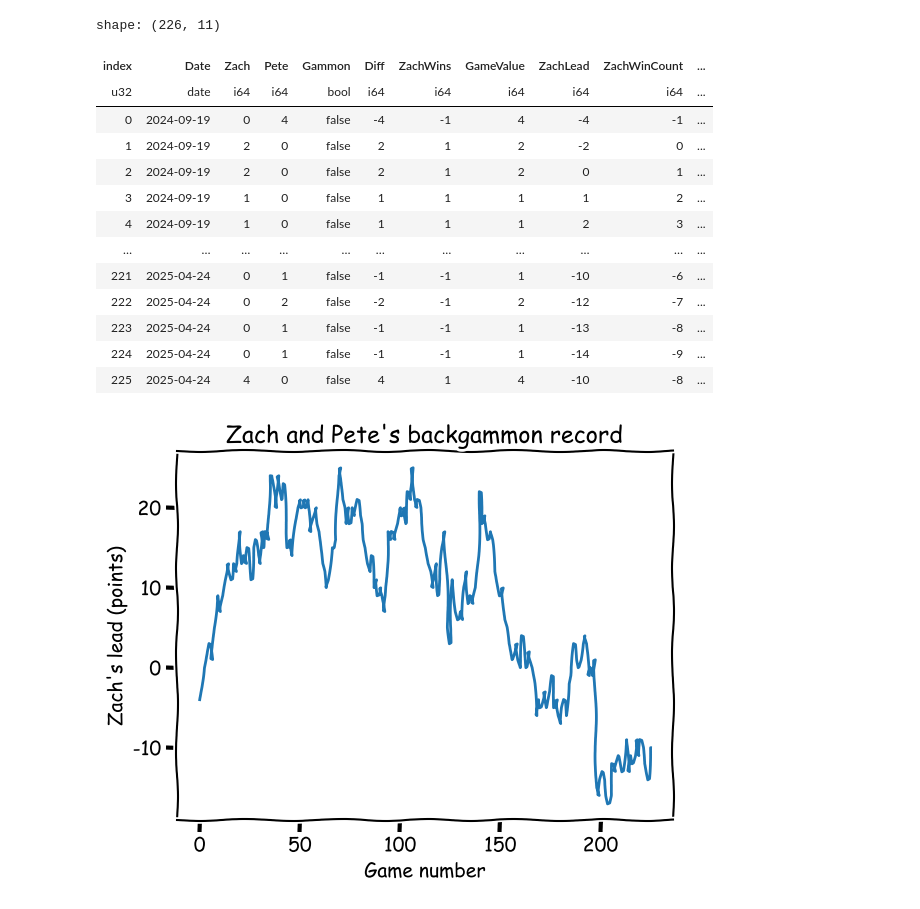
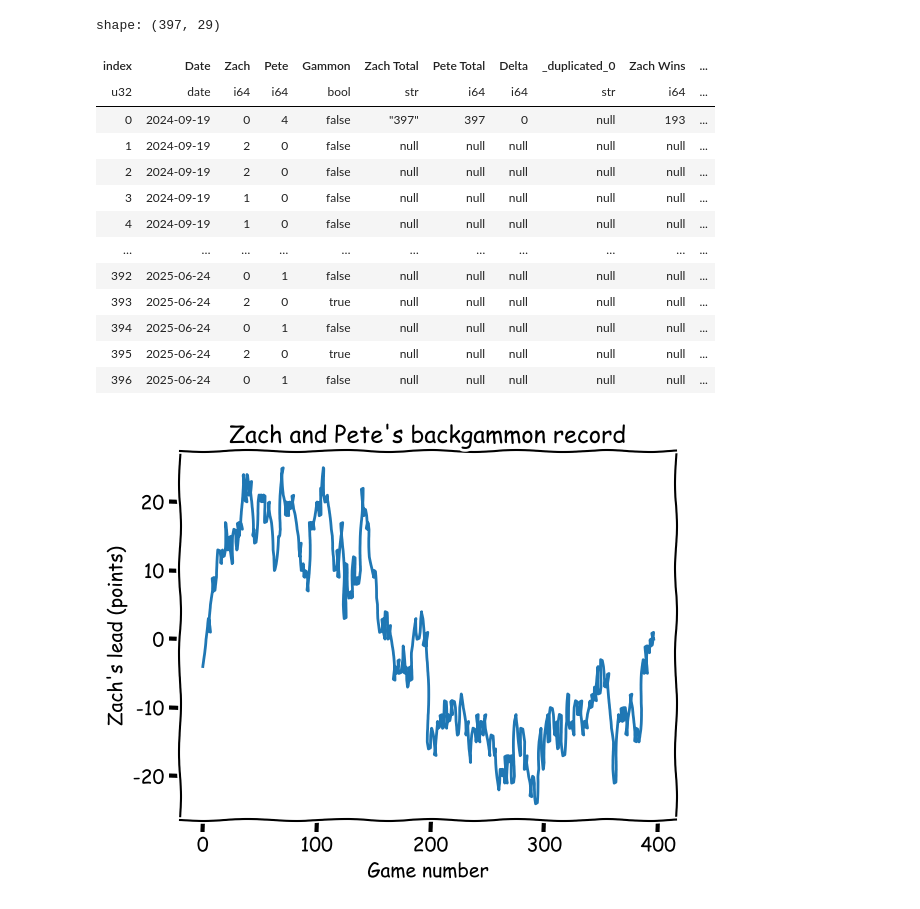
Before and after one commit to gadomski/backgammon-stats, a Jupyter notebook: stats.ipynb, the cells around one changed output. Cells and saved outputs as stored; diff of their text form; code cells hidden in the pictures.

```diff
--- a/stats.ipynb
+++ b/stats.ipynb
@@ -4,32 +4,32 @@ logging.getLogger('matplotlib.font_manager').disabled = True
 # %%
 import polars
 
 def win_function(score: int) -> int:
     if score > 0:
         return 1
     else:
         return -1
 
-data_frame = polars.read_csv("data/zach-pete.csv", has_header=True, new_columns=["Date", "Zach", "Pete", "Gammon"], try_parse_dates=True).drop("224")
+data_frame = polars.read_csv("data/zach-pete.csv", has_header=True, new_columns=["Date", "Zach", "Pete", "Gammon"], try_parse_dates=True)
 data_frame = data_frame.with_columns(Zach=polars.col("Zach").fill_null(0), Pete=polars.col("Pete").fill_null(0), Gammon=polars.col("Gammon").fill_null(False).is_in(("gammon", "Gammon")))
 data_frame = data_frame.with_columns(Diff=polars.col("Zach") - polars.col("Pete"), ZachWins=polars.col("Zach").map_elements(win_function, return_dtype=int), GameValue=polars.col("Zach") + polars.col("Pete"))
 data_frame = data_frame.with_columns(ZachLead=polars.col("Diff").cum_sum(), ZachWinCount=polars.col("ZachWins").cum_sum(), MeanGameValue=polars.col("GameValue").rolling_mean(window_size=10)).with_row_index()
 data_frame
 # %% [output]
-shape: (226, 11)
+shape: (397, 29)
-| index | Date | Zach | Pete | Gammon | Diff | ZachWins | GameValue | ZachLead | ZachWinCount | ... |
-| u32 | date | i64 | i64 | bool | i64 | i64 | i64 | i64 | i64 | ... |
-| 0 | 2024-09-19 | 0 | 4 | false | -4 | -1 | 4 | -4 | -1 | ... |
-| 1 | 2024-09-19 | 2 | 0 | false | 2 | 1 | 2 | -2 | 0 | ... |
-| 2 | 2024-09-19 | 2 | 0 | false | 2 | 1 | 2 | 0 | 1 | ... |
-| 3 | 2024-09-19 | 1 | 0 | false | 1 | 1 | 1 | 1 | 2 | ... |
-| 4 | 2024-09-19 | 1 | 0 | false | 1 | 1 | 1 | 2 | 3 | ... |
+| index | Date | Zach | Pete | Gammon | Zach Total | Pete Total | Delta | _duplicated_0 | Zach Wins | ... |
+| u32 | date | i64 | i64 | bool | str | i64 | i64 | str | i64 | ... |
+| 0 | 2024-09-19 | 0 | 4 | false | "397" | 397 | 0 | null | 193 | ... |
+| 1 | 2024-09-19 | 2 | 0 | false | null | null | null | null | null | ... |
+| 2 | 2024-09-19 | 2 | 0 | false | null | null | null | null | null | ... |
+| 3 | 2024-09-19 | 1 | 0 | false | null | null | null | null | null | ... |
+| 4 | 2024-09-19 | 1 | 0 | false | null | null | null | null | null | ... |
 | … | … | … | … | … | … | … | … | … | … | ... |
-| 221 | 2025-04-24 | 0 | 1 | false | -1 | -1 | 1 | -10 | -6 | ... |
-| 222 | 2025-04-24 | 0 | 2 | false | -2 | -1 | 2 | -12 | -7 | ... |
-| 223 | 2025-04-24 | 0 | 1 | false | -1 | -1 | 1 | -13 | -8 | ... |
-| 224 | 2025-04-24 | 0 | 1 | false | -1 | -1 | 1 | -14 | -9 | ... |
-| 225 | 2025-04-24 | 4 | 0 | false | 4 | 1 | 4 | -10 | -8 | ... |
+| 392 | 2025-06-24 | 0 | 1 | false | null | null | null | null | null | ... |
+| 393 | 2025-06-24 | 2 | 0 | true | null | null | null | null | null | ... |
+| 394 | 2025-06-24 | 0 | 1 | false | null | null | null | null | null | ... |
+| 395 | 2025-06-24 | 2 | 0 | true | null | null | null | null | null | ... |
+| 396 | 2025-06-24 | 0 | 1 | false | null | null | null | null | null | ... |
 # %%
 from matplotlib import pyplot
 
@@ -40,7 +40,7 @@ with pyplot.xkcd():
     pyplot.xlabel("Game number")
     pyplot.show()
 # %% [output]
-[figure, old version]
+[figure, new version]
 # %%
 from matplotlib import pyplot
 
```
Also changed, not shown: parts of 4 cells of this notebook, 1 other file.
